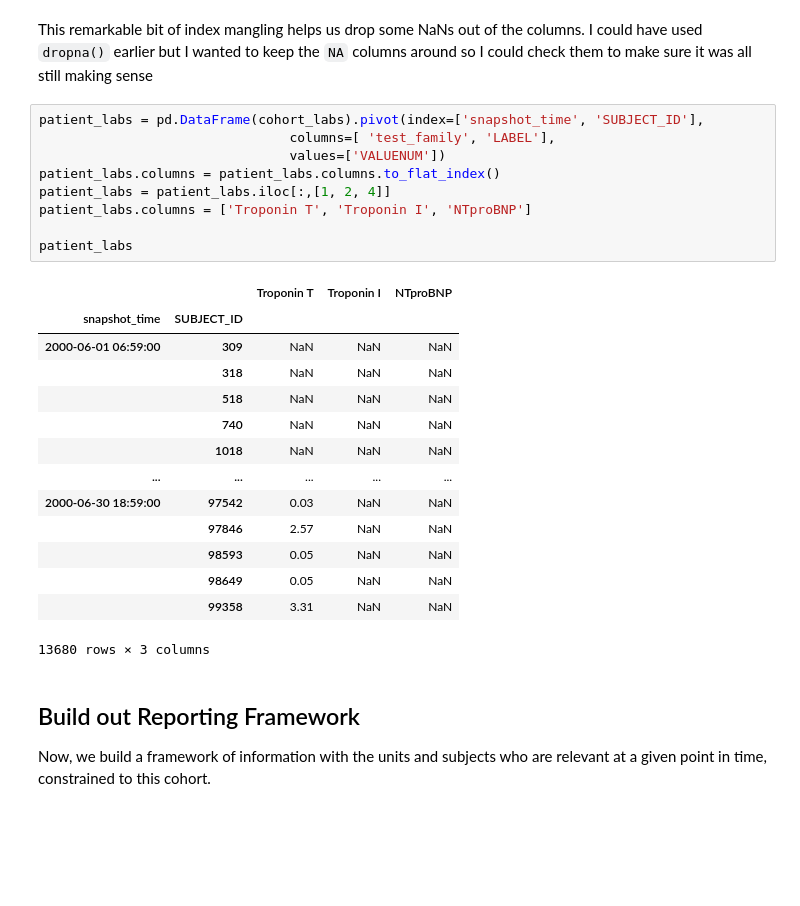
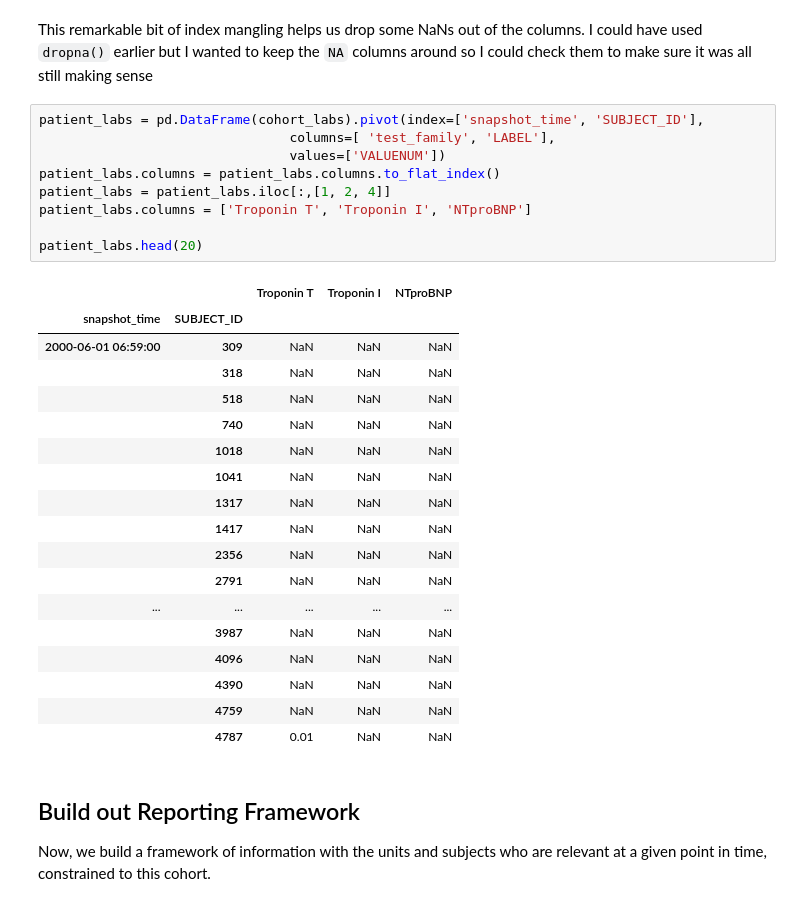
Before and after one commit to arfenarf/wi-coding-challenge, a Jupyter notebook: retrospective_analysis.ipynb, the cells around one changed output. Cells and saved outputs as stored; diff of their text form; blank space fills up the shorter version.

```diff
--- a/retrospective_analysis.ipynb
+++ b/retrospective_analysis.ipynb
@@ -313,27 +317,31 @@ This remarkable bit of index mangling helps us drop some NaNs out of the columns
 # %%
 patient_labs = pd.DataFrame(cohort_labs).pivot(index=['snapshot_time', 'SUBJECT_ID'],
                                 columns=[ 'test_family', 'LABEL'],
                                 values=['VALUENUM'])
 patient_labs.columns = patient_labs.columns.to_flat_index()
 patient_labs = patient_labs.iloc[:,[1, 2, 4]]
 patient_labs.columns = ['Troponin T', 'Troponin I', 'NTproBNP']
 
-patient_labs
+patient_labs.head(20)
 # %% [output]
 |  |  | Troponin T | Troponin I | NTproBNP |
 | snapshot_time | SUBJECT_ID |  |  |  |
 | 2000-06-01 06:59:00 | 309 | NaN | NaN | NaN |
 |  | 318 | NaN | NaN | NaN |
 |  | 518 | NaN | NaN | NaN |
 |  | 740 | NaN | NaN | NaN |
 |  | 1018 | NaN | NaN | NaN |
+|  | 1041 | NaN | NaN | NaN |
+|  | 1317 | NaN | NaN | NaN |
+|  | 1417 | NaN | NaN | NaN |
+|  | 2356 | NaN | NaN | NaN |
+|  | 2791 | NaN | NaN | NaN |
 | ... | ... | ... | ... | ... |
-| 2000-06-30 18:59:00 | 97542 | 0.03 | NaN | NaN |
-|  | 97846 | 2.57 | NaN | NaN |
-|  | 98593 | 0.05 | NaN | NaN |
-|  | 98649 | 0.05 | NaN | NaN |
-|  | 99358 | 3.31 | NaN | NaN |
+|  | 3987 | NaN | NaN | NaN |
+|  | 4096 | NaN | NaN | NaN |
+|  | 4390 | NaN | NaN | NaN |
+|  | 4759 | NaN | NaN | NaN |
+|  | 4787 | 0.01 | NaN | NaN |
-13680 rows × 3 columns
 # %% [markdown]
 ## Build out Reporting Framework
 
```
Also changed, not shown: parts of 2 cells of this notebook.
